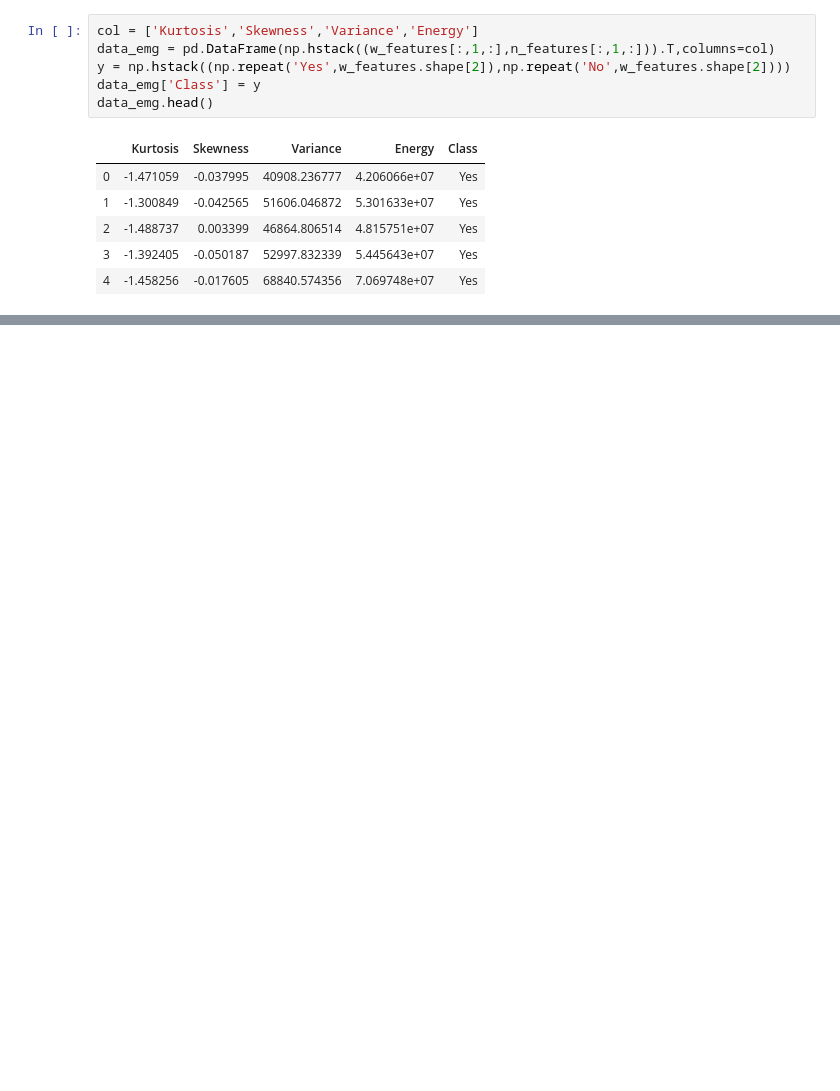
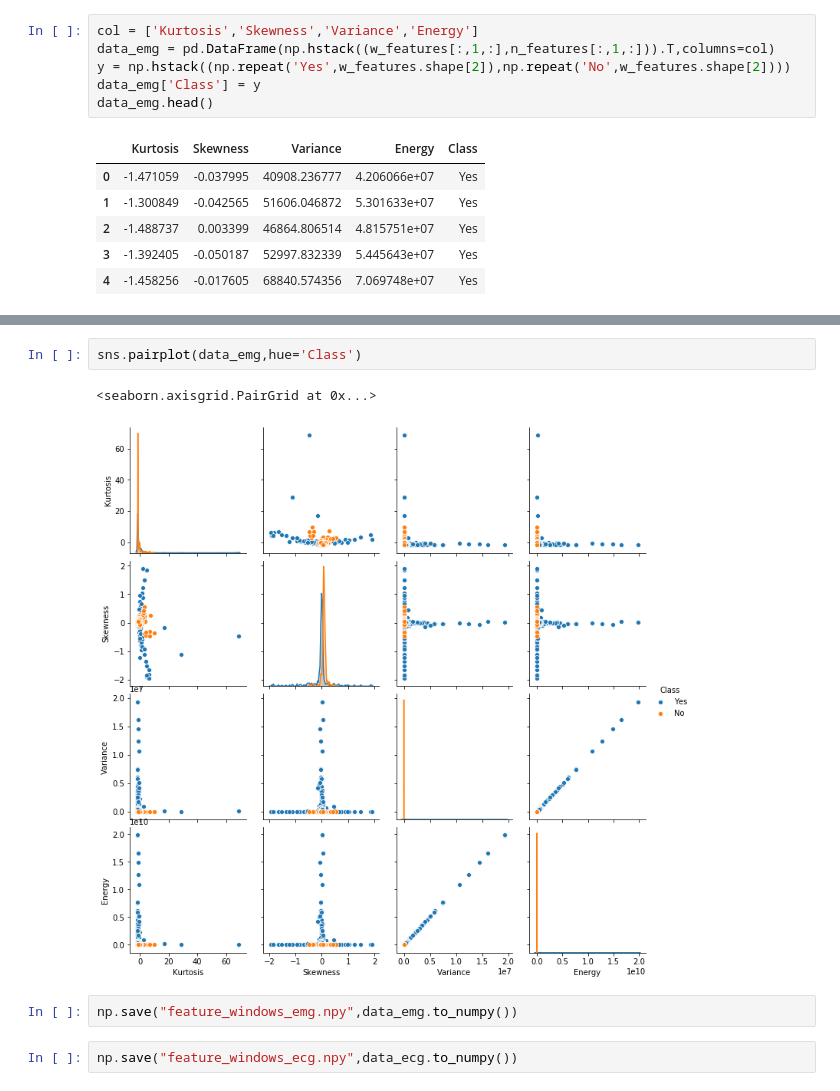
Before and after one commit to davicn/tuh_seizures, a Jupyter notebook: Notebooks/graph_windows_ecg_emg.ipynb, the cells around one changed output, grey strips where cells are left out. Drawn from its saved outputs; the diff is of its cells as text; blank space fills up the shorter version.

```diff
--- a/Notebooks/graph_windows_ecg_emg.ipynb
+++ b/Notebooks/graph_windows_ecg_emg.ipynb
@@ -137,0 +131,9 @@ sns.boxplot(x="Class", y="Energy", hue="Class",data=data_emg,ax=ax[1,1])#,showfl
+# %%
+sns.pairplot(data_emg,hue='Class')
+# %% [output]
+<seaborn.axisgrid.PairGrid at 0x...>
+[figure, added]
+# %%
+np.save("feature_windows_emg.npy",data_emg.to_numpy())
+# %%
+np.save("feature_windows_ecg.npy",data_ecg.to_numpy())
```
Also changed, not shown: parts of 6 cells of this notebook, 30 other files.
